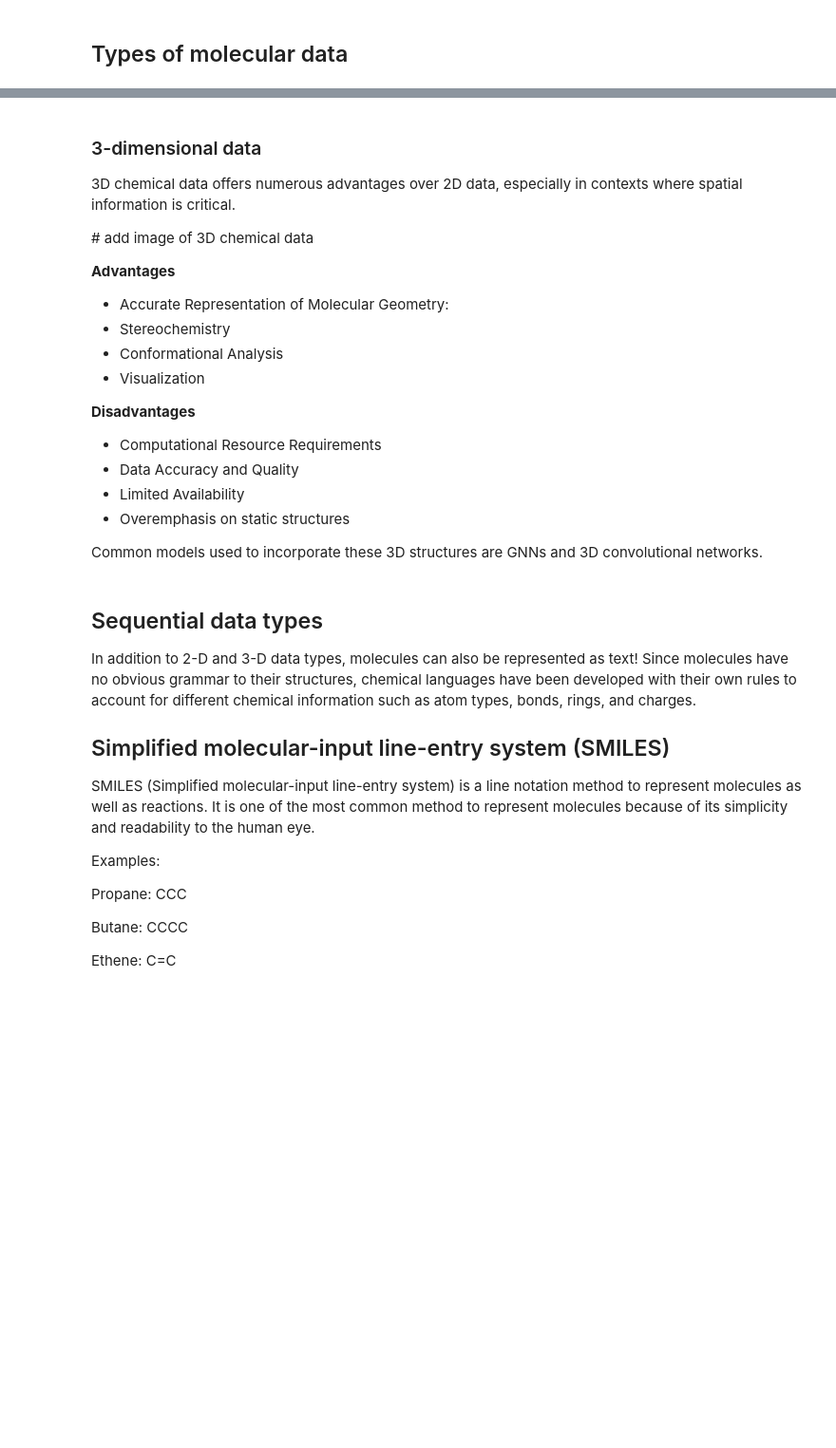
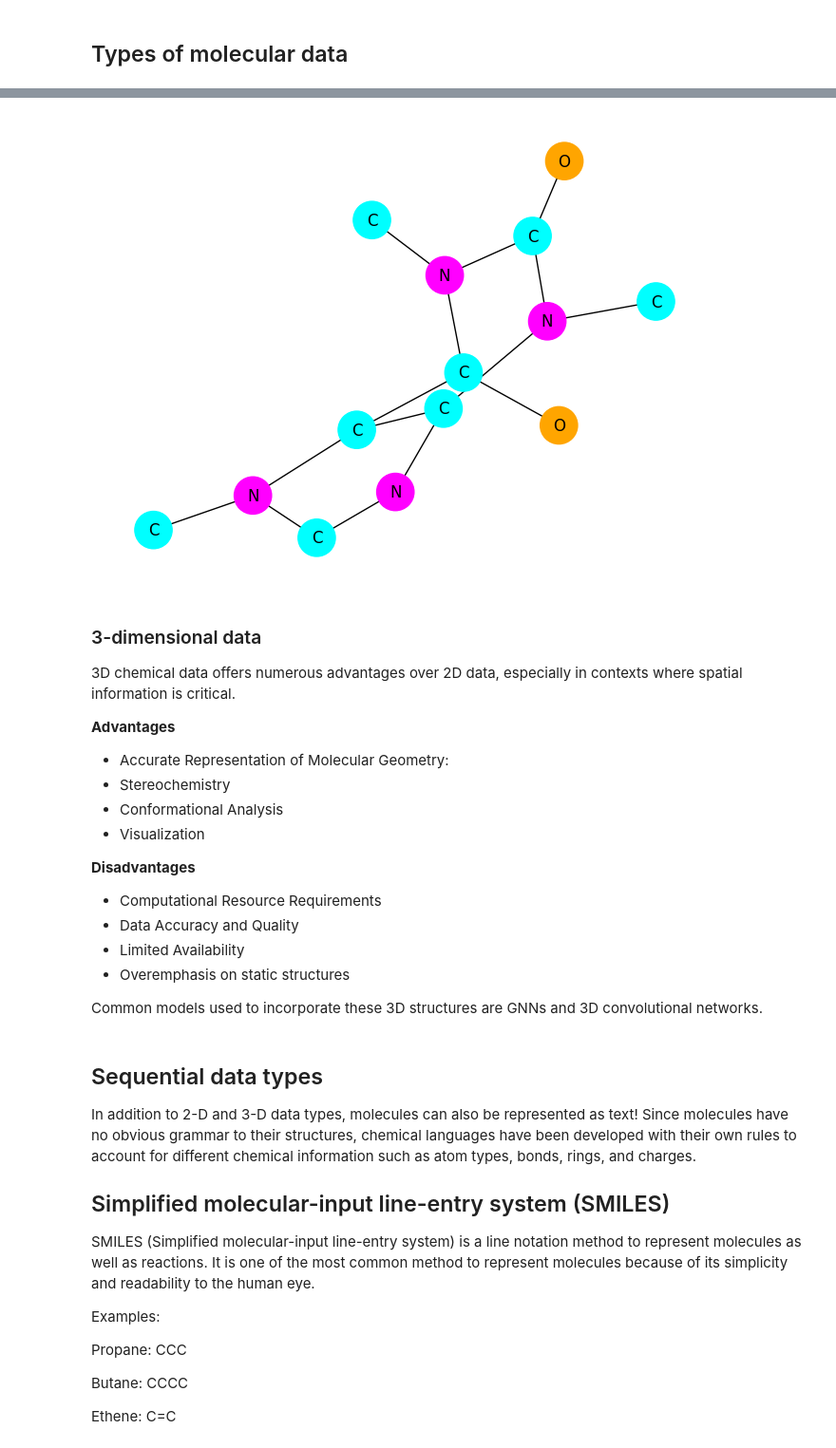
Before and after one commit to architvasan/MichiganTutorialMolecularData, a Jupyter notebook: ChemicalData.ipynb, the cells around one changed output, grey strips where cells are left out. Shown at 95% size. Saved outputs shown, nothing was run; the diff lists cells and outputs as text; code cells hidden in the pictures; blank space fills up the shorter version.

```diff
--- a/ChemicalData.ipynb
+++ b/ChemicalData.ipynb
@@ -72,9 +99,50 @@ G = nx.from_numpy_array(adjacency_matrix)
+# %%
+# define the function for coverting rdkit object to networkx object -----------
+def mol_to_nx(mol):
+    G = nx.Graph()
+
+    for atom in mol.GetAtoms():
+        G.add_node(atom.GetIdx(),
+                   atomic_num=atom.GetAtomicNum(),
+                   is_aromatic=atom.GetIsAromatic(),
+                   atom_symbol=atom.GetSymbol())
+
+    for bond in mol.GetBonds():
+        G.add_edge(bond.GetBeginAtomIdx(),
+                   bond.GetEndAtomIdx(),
+                   bond_type=bond.GetBondType())
+
+    return G
+# %%
+# conver rdkit object to networkx object --------------------------------------
+caffeine_nx = mol_to_nx(caffeine_mol)
+
+caffeine_atom = nx.get_node_attributes(caffeine_nx, 'atom_symbol')
+
+color_map = {'C': 'cyan',
+             'O': 'orange',
+             'N': 'magenta'}
+
+caffeine_colors = []
+for idx in caffeine_nx.nodes():
+    if (caffeine_nx.nodes[idx]['atom_symbol'] in color_map):
+        caffeine_colors.append(color_map[caffeine_nx.nodes[idx]['atom_symbol']])
+    else:
+        caffeine_colors.append('gray')
+
+nx.draw(caffeine_nx,
+        labels=caffeine_atom,
+        with_labels = True,
+        node_color=caffeine_colors,
+        node_size=800)
+
+plt.show()
+# %% [output]
+[figure, added]
 # %% [markdown]
 ### 3-dimensional data
 
 3D chemical data offers numerous advantages over 2D data, especially in contexts where spatial information is critical.
-
-\# add image of 3D chemical data
 
 **Advantages**
 
```
Also changed, not shown: parts of 16 cells of this notebook.
